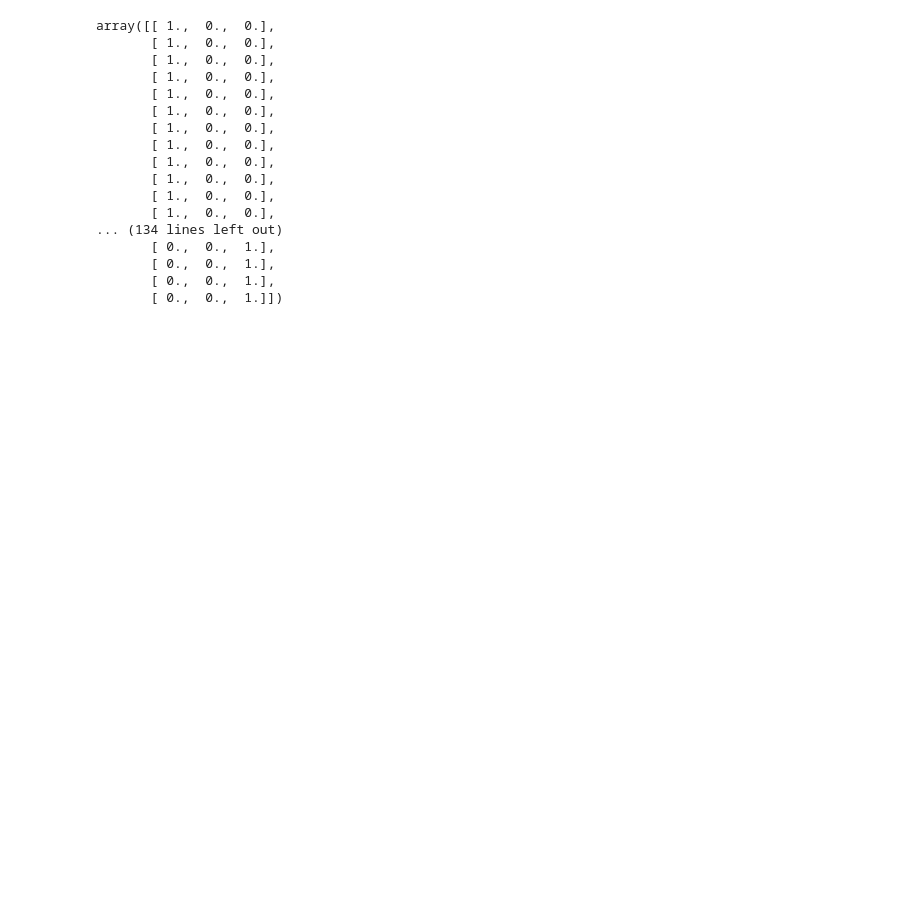
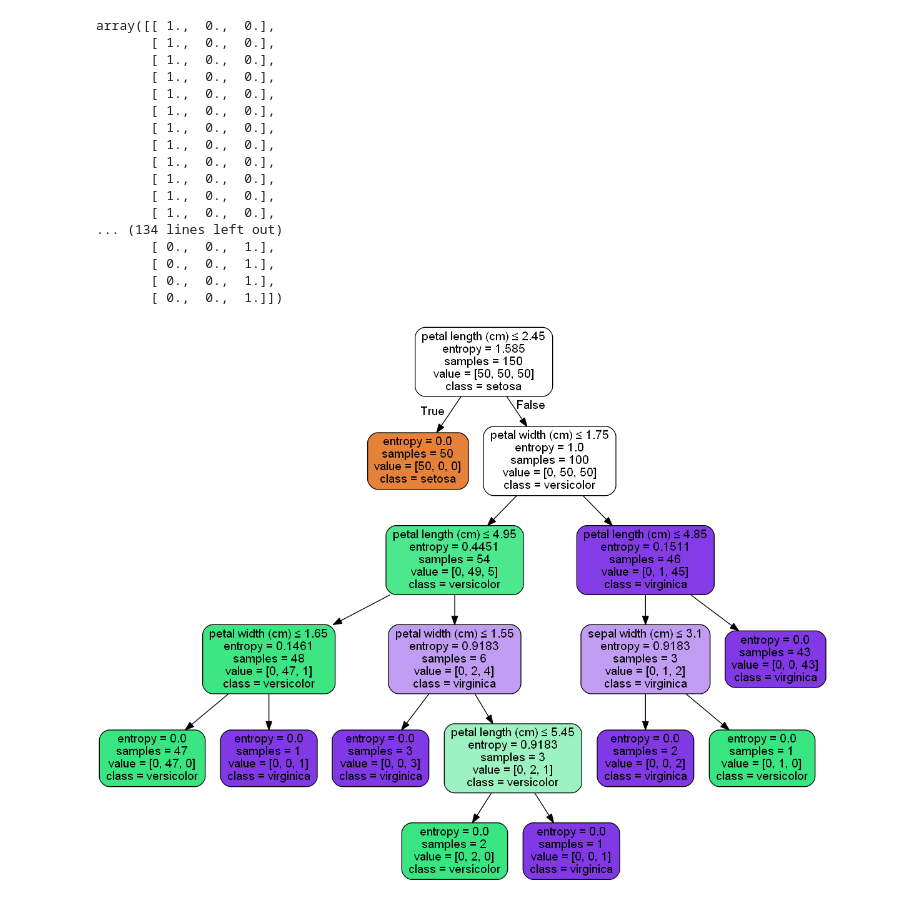
Before and after one commit to jco657/localrepository, a Jupyter notebook: python/MachineLearning/DecisionTreeClassifier/DecisionTreeClassifier.ipynb, the cells around one changed output. Saved outputs shown, nothing was run; the diff lists cells and outputs as text; code cells hidden in the pictures; blank space fills up the shorter version.

```diff
--- a/python/MachineLearning/DecisionTreeClassifier/DecisionTreeClassifier.ipynb
+++ b/python/MachineLearning/DecisionTreeClassifier/DecisionTreeClassifier.ipynb
@@ -101,3 +103,18 @@ array([[ 1.,  0.,  0.],
        [ 0.,  0.,  1.],
        [ 0.,  0.,  1.],
        [ 0.,  0.,  1.]])
+# %%
+iris = load_iris()
+clf = tree.DecisionTreeClassifier(criterion='entropy')
+clf = clf.fit(iris.data, iris.target)
+# %%
+from IPython.display import Image
+dot_data = tree.export_graphviz(clf, out_file=None,
+                         feature_names=iris.feature_names,
+                         class_names=iris.target_names,
+                         filled=True, rounded=True,
+                         special_characters=True)
+graph = pydotplus.graph_from_dot_data(dot_data)
+Image(graph.create_png())
+# %% [output]
+[figure, added]
```
Also changed, not shown: parts of 1 cell of this notebook.
